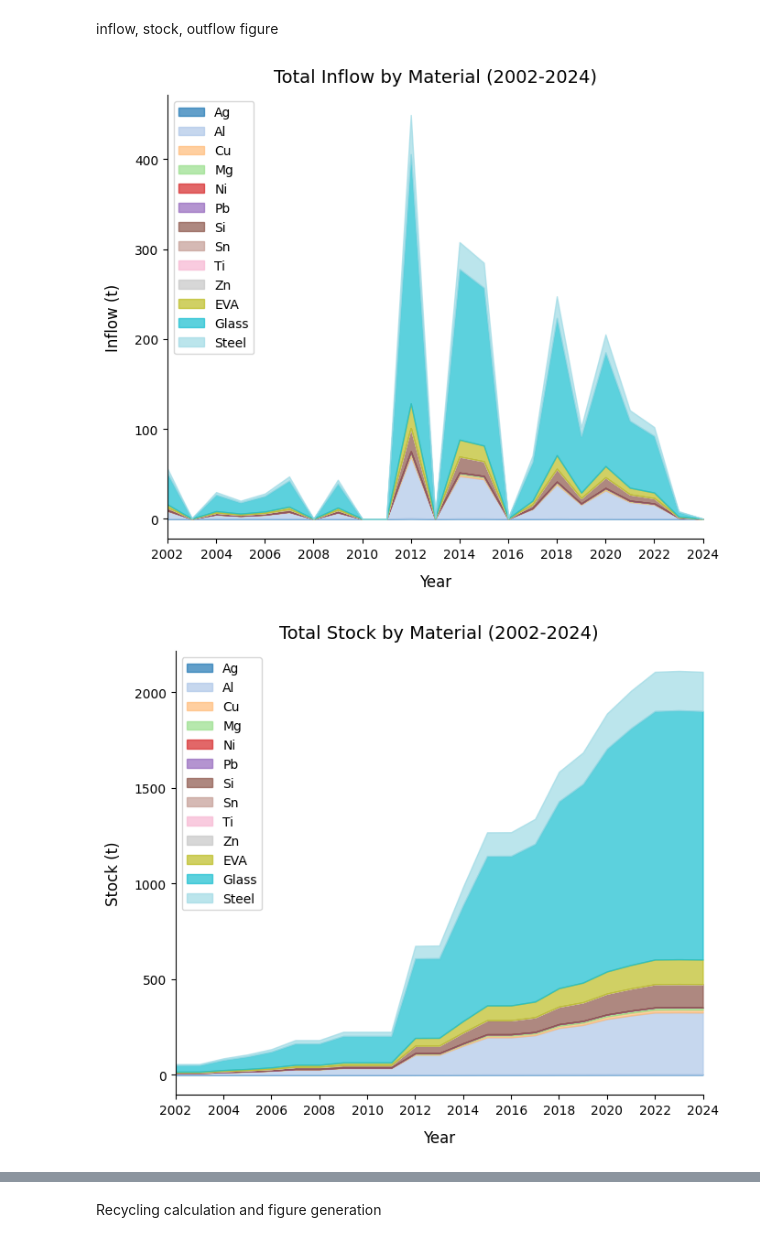
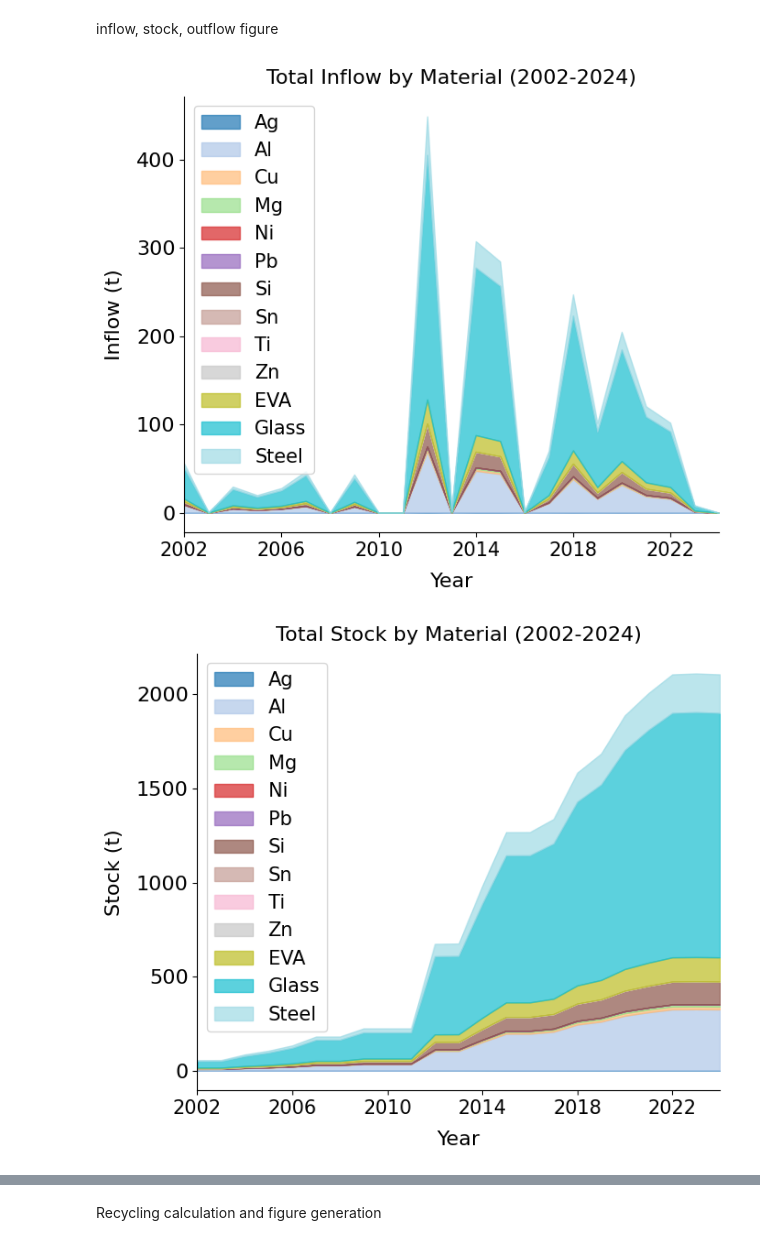
Before and after one commit to Peijin-Jiang/SolarScope, a Jupyter notebook: dMFA.ipynb, the cells around one changed output, grey strips where cells are left out. Drawn from its saved outputs; the diff is of its cells as text; code cells hidden in the pictures.

```diff
--- a/dMFA.ipynb
+++ b/dMFA.ipynb
@@ -251,6 +251,7 @@ inflow, stock, outflow figure
 # %%
 import matplotlib.pyplot as plt
 import numpy as np
+import pandas as pd
 
 # Define ranges for inflow, stock, and outflow
 inflow_years = list(range(2002, 2025))  # 2002–2024
@@ -262,6 +263,7 @@ inflow_aggregated = {material: [] for material in materials}
 outflow_aggregated = {material: [] for material in materials}
 stock_aggregated = {material: [] for material in materials}
 
+# Initialize dictionaries for total inflow and outflow
 total_inflow = {material: 0 for material in materials}
 total_outflow = {material: 0 for material in materials}
 
@@ -270,7 +272,7 @@ for year in inflow_years:
     for material in materials:
         inflow = total_inflow_by_year.get(year, {}).get(material, 0) / 1000  # Convert to tons
         inflow_aggregated[material].append(inflow)
-        total_inflow[material] += inflow  # Aggregate total inflow
+        total_inflow[material] += inflow
 
 for year in stock_years:
     for material in materials:
@@ -281,12 +283,21 @@ for year in outflow_years:
     for material in materials:
         outflow = outflow_by_year.get(year, {}).get(material, 0) / 1000
         outflow_aggregated[material].append(outflow)
-        total_outflow[material] += outflow  # Aggregate total outflow
+        total_outflow[material] += outflow
 
+# Save data to CSV files
+inflow_df = pd.DataFrame(inflow_aggregated, index=inflow_years)
+inflow_df.to_csv('inflow_data.csv')
+
+stock_df = pd.DataFrame(stock_aggregated, index=stock_years)
+stock_df.to_csv('stock_data.csv')
+
+outflow_df = pd.DataFrame(outflow_aggregated, index=outflow_years)
+outflow_df.to_csv('outflow_data.csv')
 
 # Define color palette for materials
 colors = plt.cm.get_cmap('tab20', len(materials))
-figsize = (7, 6)  # Adjusted figure size
+figsize = (7, 6)
 
 # --- Plot Inflow (Stacked) ---
 plt.figure(figsize=figsize)
@@ -301,19 +312,15 @@ for idx, material in enumerate(materials):
         alpha=0.7
     )
     bottom += inflow_aggregated[material]
-plt.title('Total Inflow by Material (2002-2024)', fontsize=14, pad=10)
-plt.xlabel('Year', fontsize=12, labelpad=10)
-plt.ylabel('Inflow (t)', fontsize=12, labelpad=10)
+plt.title('Total Inflow by Material (2002-2024)', fontsize=16, pad=10)
+plt.xlabel('Year', fontsize=16, labelpad=10)
+plt.ylabel('Inflow (t)', fontsize=16, labelpad=10)
 plt.xlim(2002, 2024)
-plt.xticks(np.arange(2002, 2025, 2))
-
-# Remove the right and top spines (borders)
+plt.xticks(np.arange(2002, 2025, 4), fontsize=15)
+plt.yticks(fontsize=16)
 plt.gca().spines['right'].set_visible(False)
 plt.gca().spines['top'].set_visible(False)
-
-# Place the legend inside the plot (upper left)
-plt.legend(loc='upper left', fontsize=10)
-
+plt.legend(loc='upper left', fontsize=15)
 plt.tight_layout()
 plt.show()
 
@@ -328,52 +335,44 @@ for idx, material in enumerate(materials):
         label=material,
         color=colors(idx),
         alpha=0.7
     )
     bottom += stock_aggregated[material]
-plt.title('Total Stock by Material (2002-2024)', fontsize=14, pad=10)
-plt.xlabel('Year', fontsize=12, labelpad=10)
-plt.ylabel('Stock (t)', fontsize=12, labelpad=10)
+plt.title('Total Stock by Material (2002-2024)', fontsize=16, pad=10)
+plt.xlabel('Year', fontsize=16, labelpad=10)
+plt.ylabel('Stock (t)', fontsize=16, labelpad=10)
 plt.xlim(2002, 2024)
-plt.xticks(np.arange(2002, 2025, 2))
-
-# Remove the right and top spines (borders)
+plt.xticks(np.arange(2002, 2025, 4), fontsize=15)
+plt.yticks(fontsize=16)
 plt.gca().spines['right'].set_visible(False)
 plt.gca().spines['top'].set_visible(False)
-
-# Place the legend inside the plot (upper left)
-plt.legend(loc='upper left', fontsize=10)
-
+plt.legend(loc='upper left', fontsize=15)
 plt.tight_layout()
 plt.show()
 
 # --- Plot Outflow (Stacked) ---
 plt.figure(figsize=figsize)
 bottom = np.zeros(len(outflow_years))
 for idx, material in enumerate(materials):
     plt.fill_between(
         outflow_years,
         bottom,
         bottom + outflow_aggregated[material],
         label=material,
         color=colors(idx),
         alpha=0.7
     )
     bottom += outflow_aggregated[material]
-plt.title('Total Outflow by Material (2002-2050)', fontsize=14, pad=10)
-plt.xlabel('Year', fontsize=12, labelpad=10)
-plt.ylabel('Outflow (t)', fontsize=12, labelpad=10)
+plt.title('Total Outflow by Material (2002-2050)', fontsize=16, pad=10)
+plt.xlabel('Year', fontsize=16, labelpad=10)
+plt.ylabel('Outflow (t)', fontsize=16, labelpad=10)
 plt.xlim(2002, 2050)
-plt.xticks(np.arange(2002, 2051, 6))
-
-# Remove the right and top spines (borders)
+plt.xticks(np.arange(2002, 2051, 6), fontsize=15)
+plt.yticks(fontsize=16)
 plt.gca().spines['right'].set_visible(False)
 plt.gca().spines['top'].set_visible(False)
-
-# Place the legend inside the plot (upper left)
-plt.legend(loc='upper left', fontsize=10)
-
+plt.legend(loc='upper left', fontsize=15)
 plt.tight_layout()
 plt.show()
 # %% [output]
-[figure, old version]
+[figure, new version]
-[figure, old version]
+[figure, new version]
```
Also changed, not shown: parts of 2 cells of this notebook.
